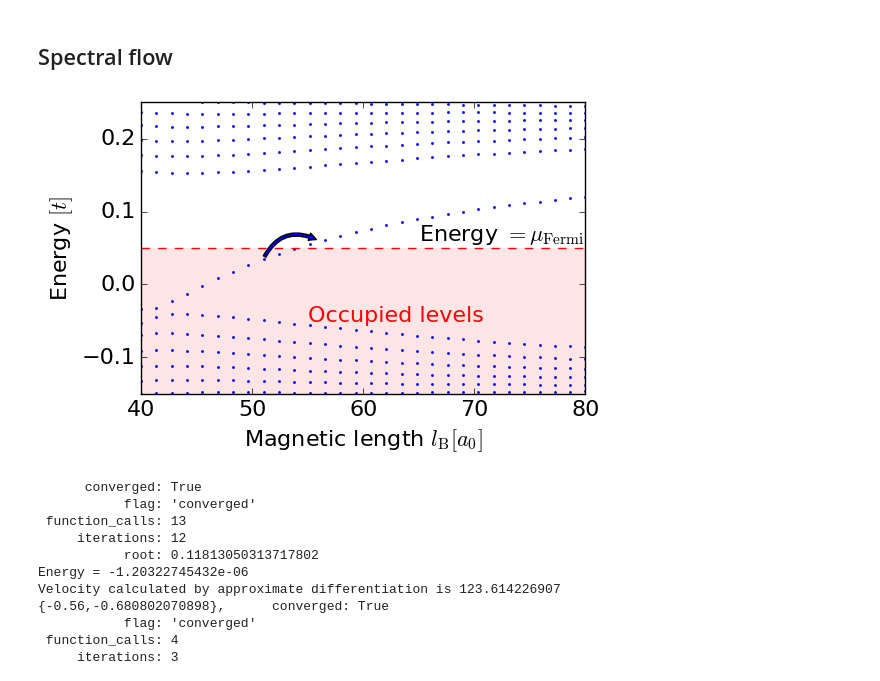
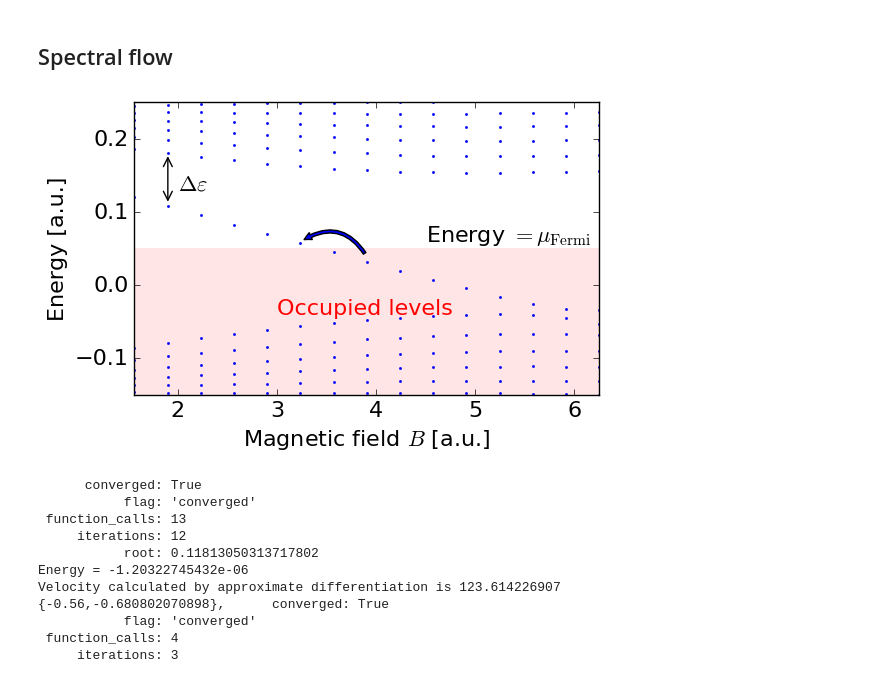
Before and after one commit to Artem-Ivashko/Vazifeh-Franz-magnetic-field, a Jupyter notebook: BBL-set-2.ipynb, the cells around one changed output. Saved outputs shown, nothing was run; the diff lists cells and outputs as text; code cells hidden in the pictures.

```diff
--- a/BBL-set-2.ipynb
+++ b/BBL-set-2.ipynb
@@ -598,43 +617,48 @@ del fsys, params, evals, evecs
 # %%
 fsys = diagonalizer.FinalizedSystem_1D(400)
 params = copy(ParametersDefault)
 params.x_shift= (400 - 1.)/2.
 
 params.py = 0.07
 params.pz = -0.51
 
-lBMin = 40.
-lBMax = 80.
-lBCount = 30
+BMin = 1/80.**2
+BMax = 1/40.**2
+BCount = 15
 
 EigenValuesSweep = []
 
-for index in np.linspace(lBMin, lBMax, lBCount):
-    params.lBinv2 = 1. / index**2
+for index in np.linspace(BMin, BMax, BCount):
+    params.lBinv2 = index
     evals, evecs = diagonalize_1D(fsys, params)
     EigenValuesSweep.append(evals)
 
-plt = spectrum_plot_1D(EigenValuesSweep, lBMin, lBMax, lBCount, ShowPlot = False)
+BMin = BMin * 10e3
+BMax = BMax * 10e3
+
+plt = spectrum_plot_1D(EigenValuesSweep, BMin, BMax, BCount, ShowPlot = False)
 plt.ylim(-0.15, 0.25)
-plt.xlabel(r'Magnetic length $l_\mathrm{B} [a_0]$')
-plt.ylabel(r'Energy $[t]$')
+plt.xlabel(r'Magnetic field $B$ [a.u.]')
+plt.ylabel('Energy [a.u.]')
 plt.locator_params(axis = 'x', nbins=6)
 plt.locator_params(axis = 'y', nbins=6)
-plt.text(65., 0.06, r'Energy $= \mu_\mathrm{Fermi}$')
+plt.text(4.5, 0.06, r'Energy $= \mu_\mathrm{Fermi}$')
 plt.plot((40, 90.), (0.05, 0.05), 'r--')
 currentAxis = plt.gca()
-currentAxis.fill_between(np.linspace(lBMin, lBMax, lBCount), -1., 0.05, facecolor = 'r', edgecolor = 'none', alpha = 0.1)
-currentAxis.add_patch(patches.FancyArrowPatch( (51., 0.035), (56., 0.06), \
-                                              connectionstyle='arc3, rad = -0.5', mutation_scale=15 ))
-plt.text(55., -0.05, 'Occupied levels', color = 'r')
+currentAxis.fill_between(np.linspace(BMin, BMax, BCount), -1., 0.05, facecolor = 'r', edgecolor = 'none', alpha = 0.1)
+currentAxis.add_patch(patches.FancyArrowPatch( (3.9, 0.04), (3.25, 0.06), \
+                                              connectionstyle='arc3, rad = 0.5', mutation_scale=15 ))
+plt.text(3., -0.04, 'Occupied levels', color = 'r')
+plt.annotate('', xy=(1.9, 0.11), xytext=(1.9, 0.18), arrowprops=dict(arrowstyle='<->'))
+plt.text(2.0, 0.13, r'$\Delta \varepsilon$')
 plt.tight_layout()
 plt.savefig('images/spectral-flow-magnetic-field.pdf', transparent = True)
 plt.show()
 
 
-del fsys, params, lBMin, lBMax, lBCount, EigenValuesSweep, evals, evecs, plt, currentAxis
+del fsys, params, BMin, BMax, BCount, EigenValuesSweep, evals, evecs, plt, currentAxis
 # %% [output]
-[figure, old version]
+[figure, new version]
 # %%
 pzStart = -0.560
 pzEnd = 0.703
```
Also changed, not shown: parts of 4 cells of this notebook.
